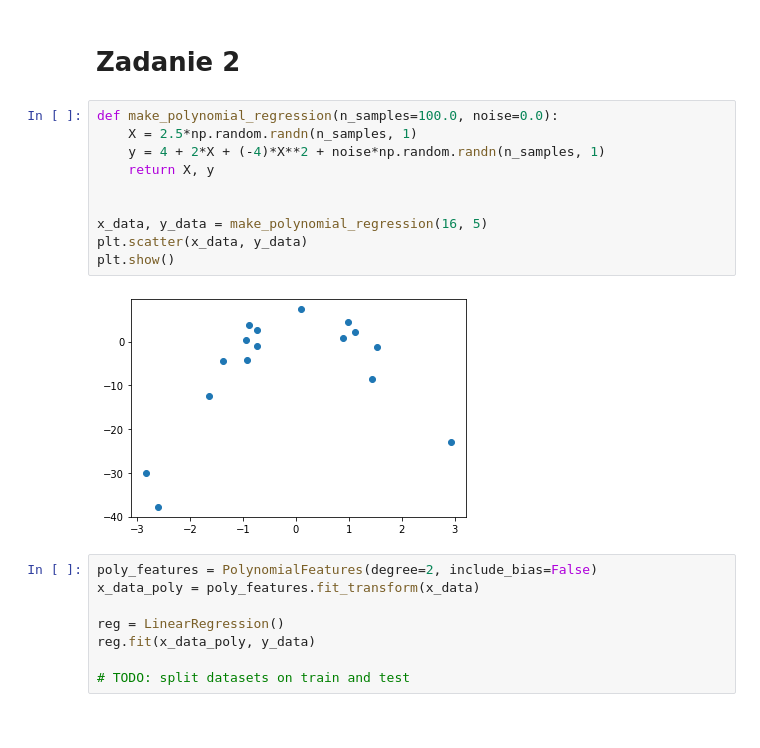
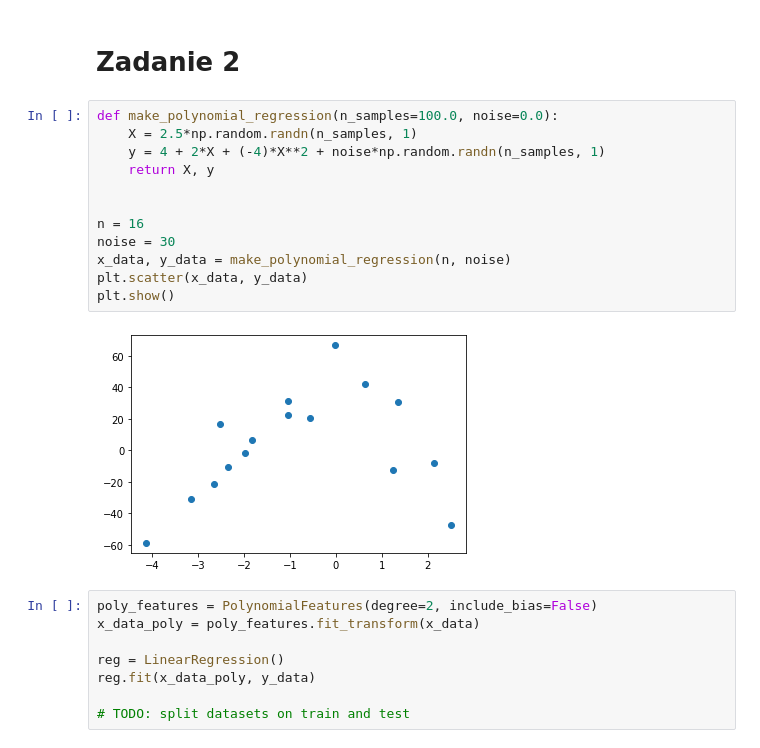
Before and after one commit to 11jolek11/BigData, a Jupyter notebook: List1.ipynb, the cells around one changed output. Drawn from its saved outputs; the diff is of its cells as text.

```diff
--- a/List1.ipynb
+++ b/List1.ipynb
@@ -63,15 +81,17 @@ plt.plot(x_train,
 # %%
 def make_polynomial_regression(n_samples=100.0, noise=0.0):
     X = 2.5*np.random.randn(n_samples, 1)
     y = 4 + 2*X + (-4)*X**2 + noise*np.random.randn(n_samples, 1)
     return X, y
 
 
-x_data, y_data = make_polynomial_regression(16, 5)
+n = 16
+noise = 30
+x_data, y_data = make_polynomial_regression(n, noise)
 plt.scatter(x_data, y_data)
 plt.show()
 # %% [output]
-[figure, old version]
+[figure, new version]
 # %%
 poly_features = PolynomialFeatures(degree=2, include_bias=False)
 x_data_poly = poly_features.fit_transform(x_data)
```
Also changed, not shown: parts of 11 cells of this notebook.
